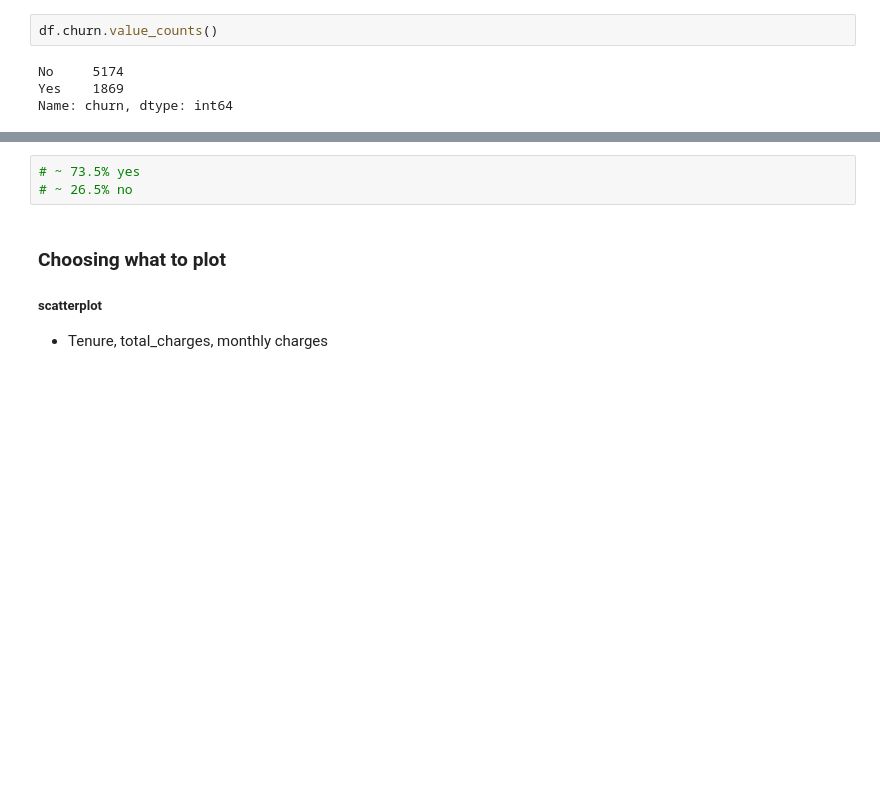
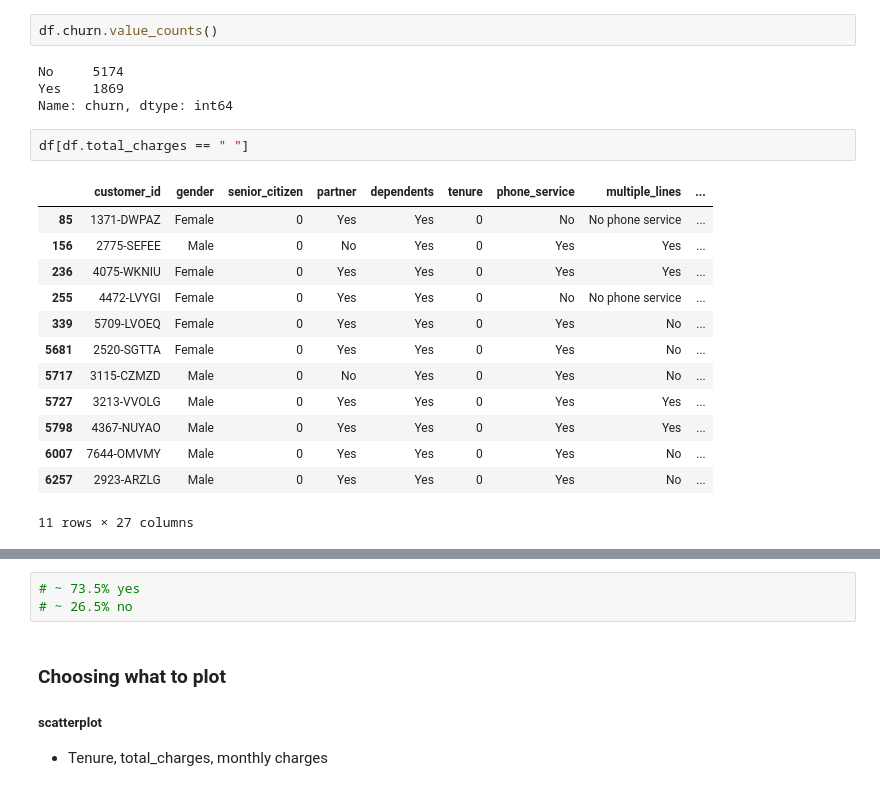
Before and after one commit to JaredVahle/telco_classification_project, a Jupyter notebook: Telco_churn_work_notebook.ipynb, the cells around one changed output, grey strips where cells are left out. Saved outputs shown, nothing was run; the diff lists cells and outputs as text; blank space fills up the shorter version.

```diff
--- a/Telco_churn_work_notebook.ipynb
+++ b/Telco_churn_work_notebook.ipynb
@@ -151,3 +151,19 @@ df.churn.value_counts()
 No     5174
 Yes    1869
 Name: churn, dtype: int64
+# %%
+df[df.total_charges == " "]
+# %% [output]
+|  | customer_id | gender | senior_citizen | partner | dependents | tenure | phone_service | multiple_lines | ... |
+| 85 | 1371-DWPAZ | Female | 0 | Yes | Yes | 0 | No | No phone service | ... |
+| 156 | 2775-SEFEE | Male | 0 | No | Yes | 0 | Yes | Yes | ... |
+| 236 | 4075-WKNIU | Female | 0 | Yes | Yes | 0 | Yes | Yes | ... |
+| 255 | 4472-LVYGI | Female | 0 | Yes | Yes | 0 | No | No phone service | ... |
+| 339 | 5709-LVOEQ | Female | 0 | Yes | Yes | 0 | Yes | No | ... |
+| 5681 | 2520-SGTTA | Female | 0 | Yes | Yes | 0 | Yes | No | ... |
+| 5717 | 3115-CZMZD | Male | 0 | No | Yes | 0 | Yes | No | ... |
+| 5727 | 3213-VVOLG | Male | 0 | Yes | Yes | 0 | Yes | Yes | ... |
+| 5798 | 4367-NUYAO | Male | 0 | Yes | Yes | 0 | Yes | Yes | ... |
+| 6007 | 7644-OMVMY | Male | 0 | Yes | Yes | 0 | Yes | No | ... |
+| 6257 | 2923-ARZLG | Male | 0 | Yes | Yes | 0 | Yes | No | ... |
+11 rows × 27 columns
```
Also changed, not shown: parts of 6 cells of this notebook, 2 other files.
